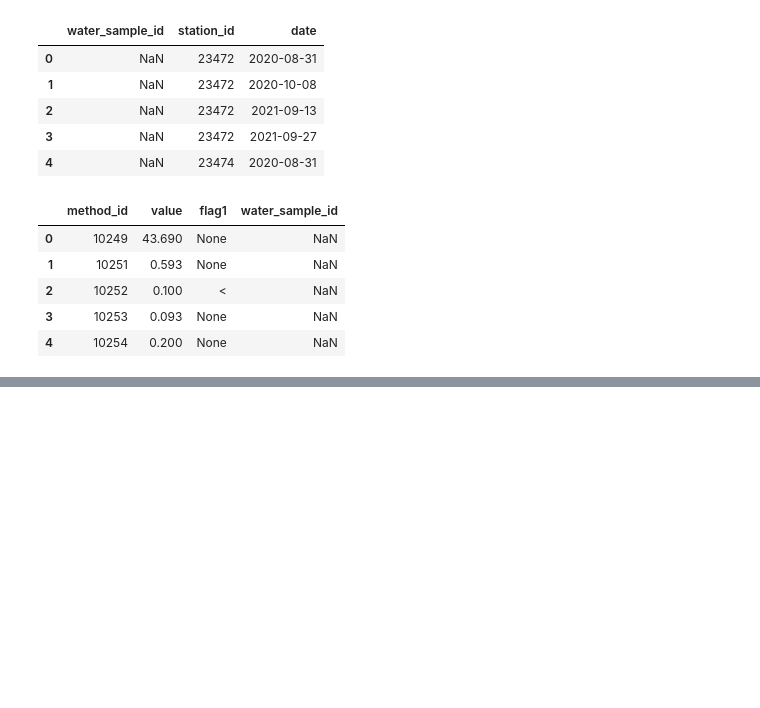
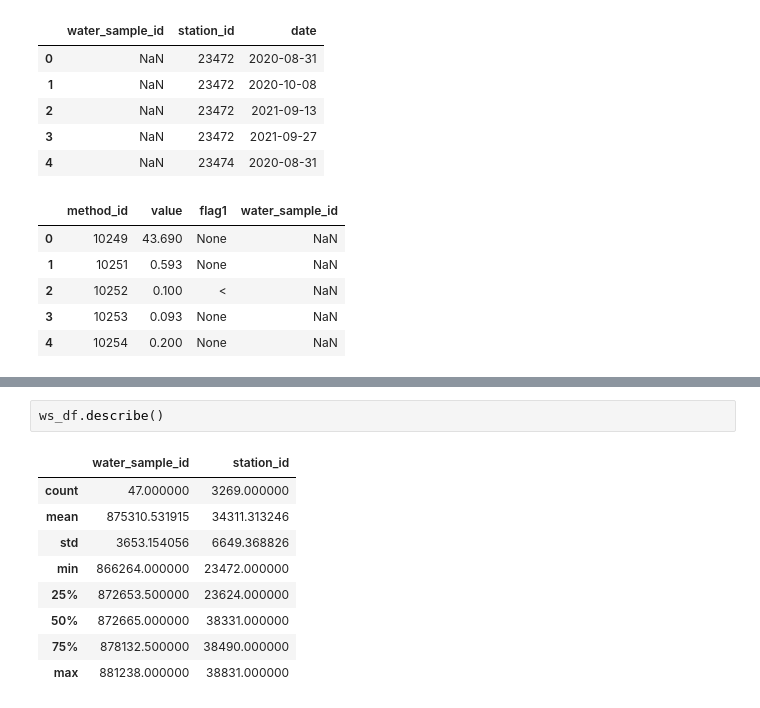
Before and after one commit to JamesSample/icpw2, a Jupyter notebook: thematic_report_2023/02_data_upload.ipynb, the cells around one changed output, grey strips where cells are left out. Saved outputs shown, nothing was run; the diff lists cells and outputs as text; blank space fills up the shorter version.

```diff
--- a/thematic_report_2023/02_data_upload.ipynb
+++ b/thematic_report_2023/02_data_upload.ipynb
@@ -370,0 +383,12 @@ len(ws_df), len(df)
+# %%
+ws_df.describe()
+# %% [output]
+|  | water_sample_id | station_id |
+| count | 47.000000 | 3269.000000 |
+| mean | 875310.531915 | 34311.313246 |
+| std | 3653.154056 | 6649.368826 |
+| min | 866264.000000 | 23472.000000 |
+| 25% | 872653.500000 | 23624.000000 |
+| 50% | 872665.000000 | 38331.000000 |
+| 75% | 878132.500000 | 38490.000000 |
+| max | 881238.000000 | 38831.000000 |
```
Also changed, not shown: parts of 6 cells of this notebook.
